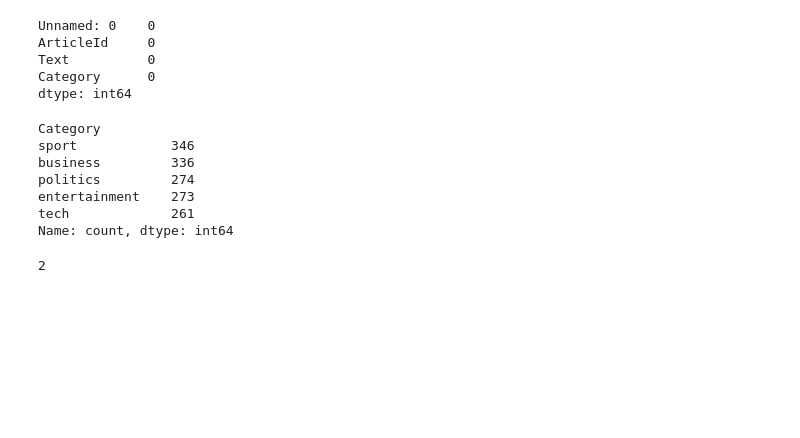
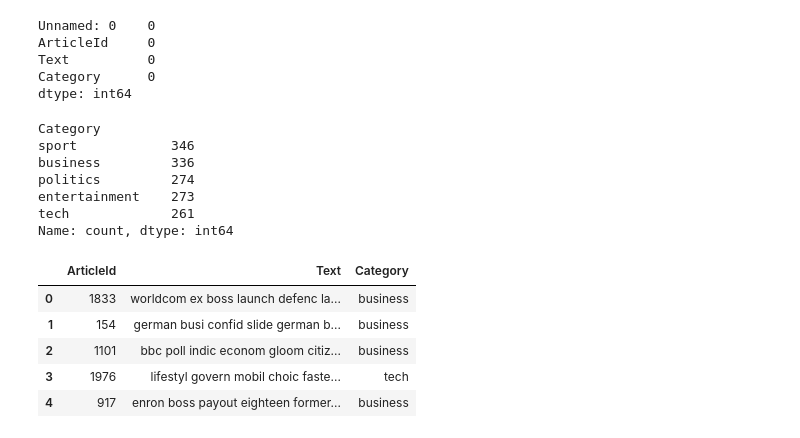
Before and after one commit to Alainogou/nlp-scraper, a Jupyter notebook: topic_detection.ipynb, the cells around one changed output. Drawn from its saved outputs; the diff is of its cells as text; code cells hidden in the pictures; blank space fills up the shorter version.

```diff
--- a/topic_detection.ipynb
+++ b/topic_detection.ipynb
@@ -93,6 +47,15 @@ def preprocessing(text):
 # %%
+from preprocessing import preprocessing
 train_data['Text']= [preprocessing(text) for text in train_data['Text'] ]
 test_data['Text']= [preprocessing(text) for text in test_data['Text'] ]
+train_data.head()
+# %% [output]
+|  | ArticleId | Text | Category |
+| 0 | 1833 | worldcom ex boss launch defenc la... | business |
+| 1 | 154 | german busi confid slide german b... | business |
+| 2 | 1101 | bbc poll indic econom gloom citiz... | business |
+| 3 | 1976 | lifestyl govern mobil choic faste... | tech |
+| 4 | 917 | enron boss payout eighteen former... | business |
 # %%
 cv = CountVectorizer()
 
@@ -104,11 +70,9 @@ replacement = {'sport': 1, 'business': 2, 'politics': 3, 'entertainment': 4, 'te
 train_data['Category'] = train_data['Category'].apply(lambda x: replacement.get(x, 0))
 test_data['Category'] = test_data['Category'].apply(lambda x: replacement.get(x, 0) )
 
-print(replacement.get('business'))
+
 y_train= train_data['Category']
 y_test= test_data['Category']
-# %% [output]
-2
 # %%
 from sklearn.linear_model import LogisticRegression
 from sklearn.metrics import accuracy_score, classification_report, confusion_matrix
```
Also changed, not shown: parts of 7 cells of this notebook, 9 other files.
